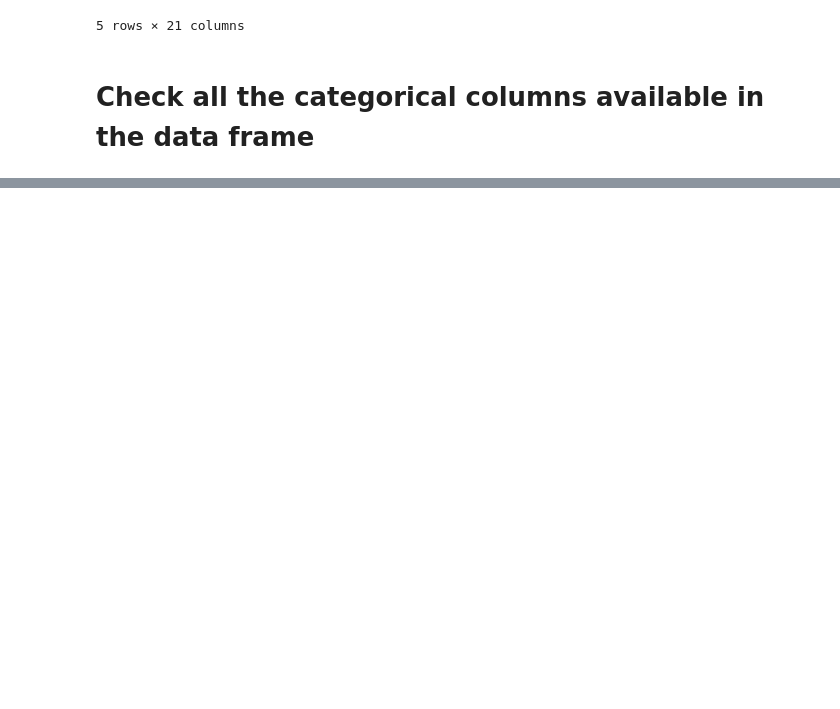
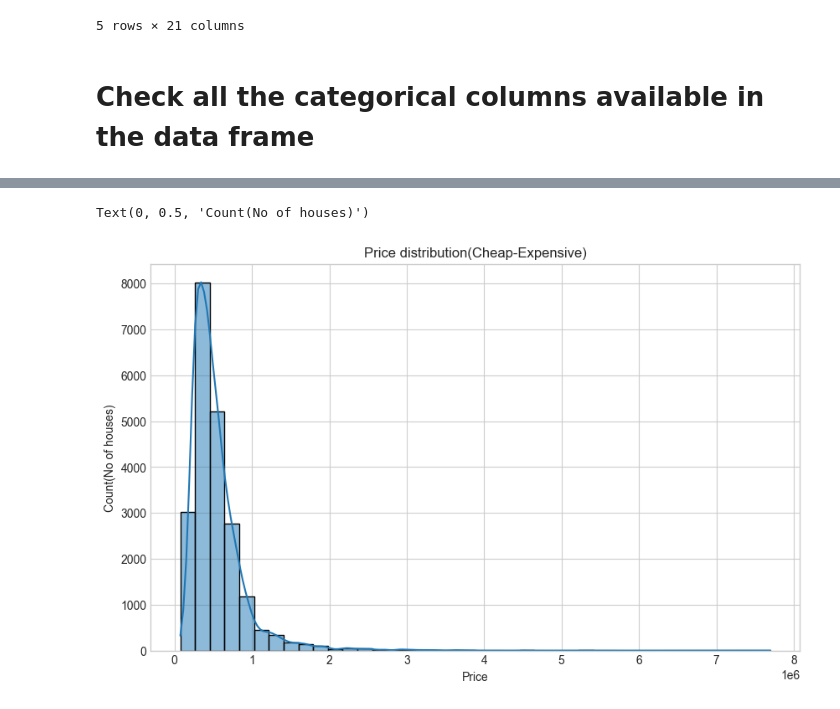
Before and after one commit to ms-kemunto/housingdf, a Jupyter notebook: housing.ipynb, the cells around one changed output, grey strips where cells are left out. Cells and saved outputs as stored; diff of their text form; code cells hidden in the pictures; blank space fills up the shorter version.

```diff
--- a/housing.ipynb
+++ b/housing.ipynb
@@ -161,0 +166,10 @@ Index([0, 2, 3, 1, 4], dtype='int64', name='view')
+# %%
+plt.figure(figsize=(10,6))
+sns.histplot(housing1['price'], kde=True,bins=40)
+
+plt.title('Price distribution(Cheap-Expensive)')
+plt.xlabel('Price')
+plt.ylabel('Count(No of houses)')
+# %% [output]
+Text(0, 0.5, 'Count(No of houses)')
+[figure, added]
```
Also changed, not shown: parts of 27 cells of this notebook.
